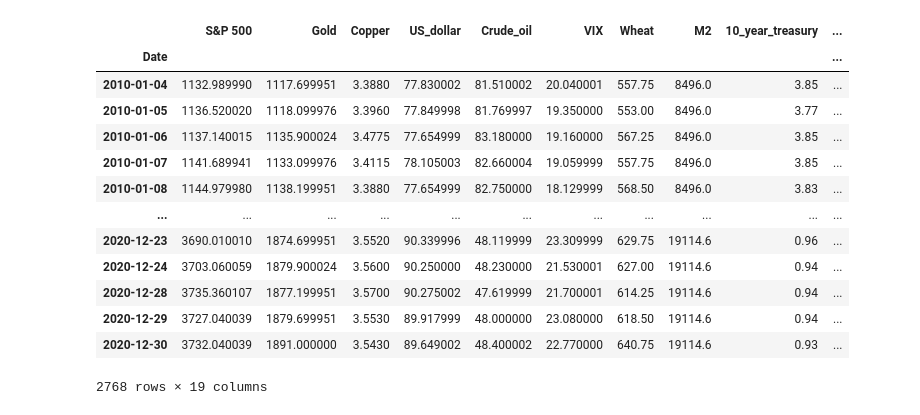
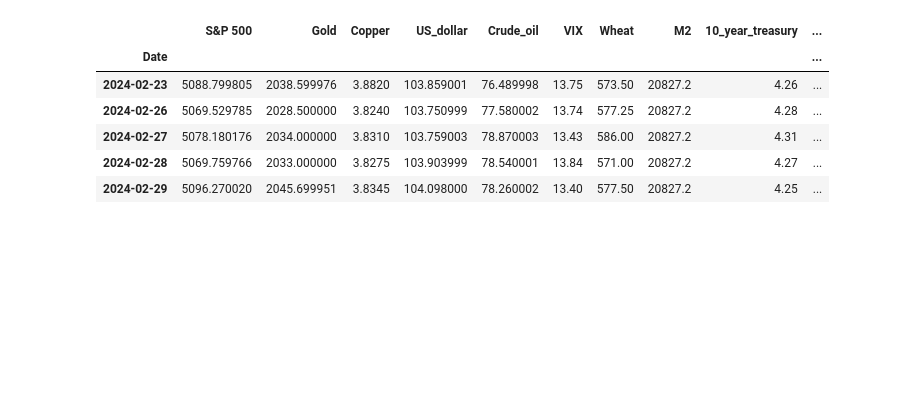
Before and after one commit to catherineGit/Project-2, a Jupyter notebook: Prework.ipynb, the cells around one changed output. Cells and saved outputs as stored; diff of their text form; code cells hidden in the pictures; blank space fills up the shorter version.

```diff
--- a/Prework.ipynb
+++ b/Prework.ipynb
@@ -35,44 +36,40 @@ import FinanceDataReader as fdr
 import warnings
 warnings.filterwarnings('ignore')
 # %%
-def create_dataframe(start = '2009-07-01', end = '2020-12-31'):
-    df = fdr.DataReader('^GSPC', start = start, end = end)[['Adj Close']]
+origin_data = '2009-07-01'
+start_date = '2014-01-01'
+end_date = '2024-03-01'
+def create_dataframe(startdate, enddate):
+    df = fdr.DataReader('^GSPC', start = '2009-07-01', end = enddate)[['Adj Close']]
     df.columns = ['S&P 500']
     indexes = {'FRED:M2SL':'M2', 'FRED:DGS10': '10_year_treasury', 'FRED:DTB3': '3_months_treasury','FRED:CSUSHPINSA': 'Shiller_index', 'FRED:FEDFUNDS': 'Fed_fund_effective_rate', 'FRED:UNRATE': 'Unemployment', 'FRED:DSPIC96': 'Disposable_income', 'FRED:GDP': 'GDP', 'FRED:CPIAUCSL': 'CPI', 'FRED:INDPRO': 'Industrial_production', 'FRED:TOTCI': 'Commercial_loans', 'FRED:GPDI': 'Private_investment'}
     tickers = {'GC=F': 'Gold', 'HG=F': 'Copper', 'DX=F': 'US_dollar', 'CL=F': 'Crude_oil', 'VIX': 'VIX', 'ZW=F': 'Wheat'}
 
     for tkrs, name in tickers.items():
-      dataframe = fdr.DataReader(tkrs, start = start, end = end)[['Adj Close']]
+      dataframe = fdr.DataReader(tkrs, start = startdate, end = enddate)[['Adj Close']]
       dataframe.columns = [name]
       df= df.join(dataframe)
     for indx, name in indexes.items():
-      dataframe = fdr.DataReader(indx, start = start, end = end)
+      dataframe = fdr.DataReader(indx, start = startdate, end = enddate)
       dataframe.columns = [name]
       df = df.join(dataframe)
 
     df.fillna(method = 'ffill', inplace = True)
     df.fillna(0, inplace = True)
-    df = df['2010-01-01':]
+    df = df[startdate:]
     return df
 # %%
-df = create_dataframe()
+df = create_dataframe(start_date, end_date)
 # %%
-df
+df.tail()
 # %% [output]
 |  | S&P 500 | Gold | Copper | US_dollar | Crude_oil | VIX | Wheat | M2 | 10_year_treasury | ... |
 | Date |  |  |  |  |  |  |  |  |  | ... |
-| 2010-01-04 | 1132.989990 | 1117.699951 | 3.3880 | 77.830002 | 81.510002 | 20.040001 | 557.75 | 8496.0 | 3.85 | ... |
-| 2010-01-05 | 1136.520020 | 1118.099976 | 3.3960 | 77.849998 | 81.769997 | 19.350000 | 553.00 | 8496.0 | 3.77 | ... |
-| 2010-01-06 | 1137.140015 | 1135.900024 | 3.4775 | 77.654999 | 83.180000 | 19.160000 | 567.25 | 8496.0 | 3.85 | ... |
-| 2010-01-07 | 1141.689941 | 1133.099976 | 3.4115 | 78.105003 | 82.660004 | 19.059999 | 557.75 | 8496.0 | 3.85 | ... |
-| 2010-01-08 | 1144.979980 | 1138.199951 | 3.3880 | 77.654999 | 82.750000 | 18.129999 | 568.50 | 8496.0 | 3.83 | ... |
-| ... | ... | ... | ... | ... | ... | ... | ... | ... | ... | ... |
-| 2020-12-23 | 3690.010010 | 1874.699951 | 3.5520 | 90.339996 | 48.119999 | 23.309999 | 629.75 | 19114.6 | 0.96 | ... |
-| 2020-12-24 | 3703.060059 | 1879.900024 | 3.5600 | 90.250000 | 48.230000 | 21.530001 | 627.00 | 19114.6 | 0.94 | ... |
-| 2020-12-28 | 3735.360107 | 1877.199951 | 3.5700 | 90.275002 | 47.619999 | 21.700001 | 614.25 | 19114.6 | 0.94 | ... |
-| 2020-12-29 | 3727.040039 | 1879.699951 | 3.5530 | 89.917999 | 48.000000 | 23.080000 | 618.50 | 19114.6 | 0.94 | ... |
-| 2020-12-30 | 3732.040039 | 1891.000000 | 3.5430 | 89.649002 | 48.400002 | 22.770000 | 640.75 | 19114.6 | 0.93 | ... |
+| 2024-02-23 | 5088.799805 | 2038.599976 | 3.8820 | 103.859001 | 76.489998 | 13.75 | 573.50 | 20827.2 | 4.26 | ... |
+| 2024-02-26 | 5069.529785 | 2028.500000 | 3.8240 | 103.750999 | 77.580002 | 13.74 | 577.25 | 20827.2 | 4.28 | ... |
+| 2024-02-27 | 5078.180176 | 2034.000000 | 3.8310 | 103.759003 | 78.870003 | 13.43 | 586.00 | 20827.2 | 4.31 | ... |
+| 2024-02-28 | 5069.759766 | 2033.000000 | 3.8275 | 103.903999 | 78.540001 | 13.84 | 571.00 | 20827.2 | 4.27 | ... |
+| 2024-02-29 | 5096.270020 | 2045.699951 | 3.8345 | 104.098000 | 78.260002 | 13.40 | 577.50 | 20827.2 | 4.25 | ... |
-2768 rows × 19 columns
 # %%
 plt.figure(figsize = (10, 10))
 sns.heatmap(df.corr(), annot = True, fmt = '.2f', cmap = 'PiYG',
```
Also changed, not shown: parts of 5 cells of this notebook, 3 other files.
